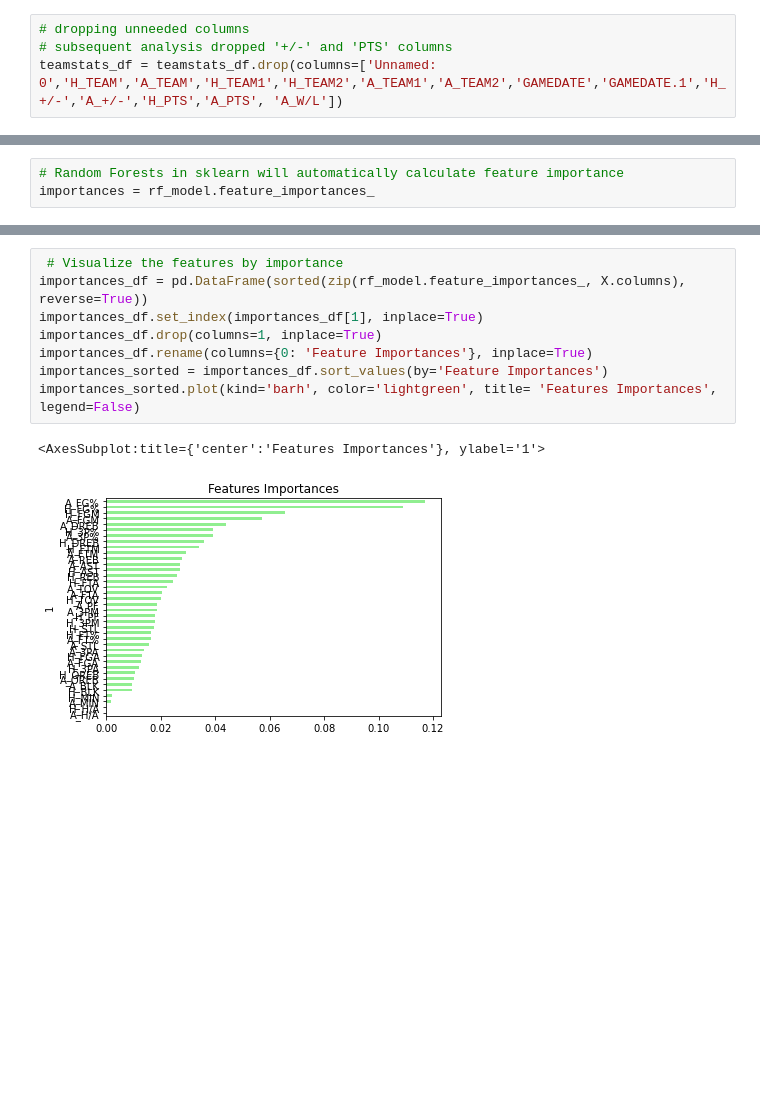
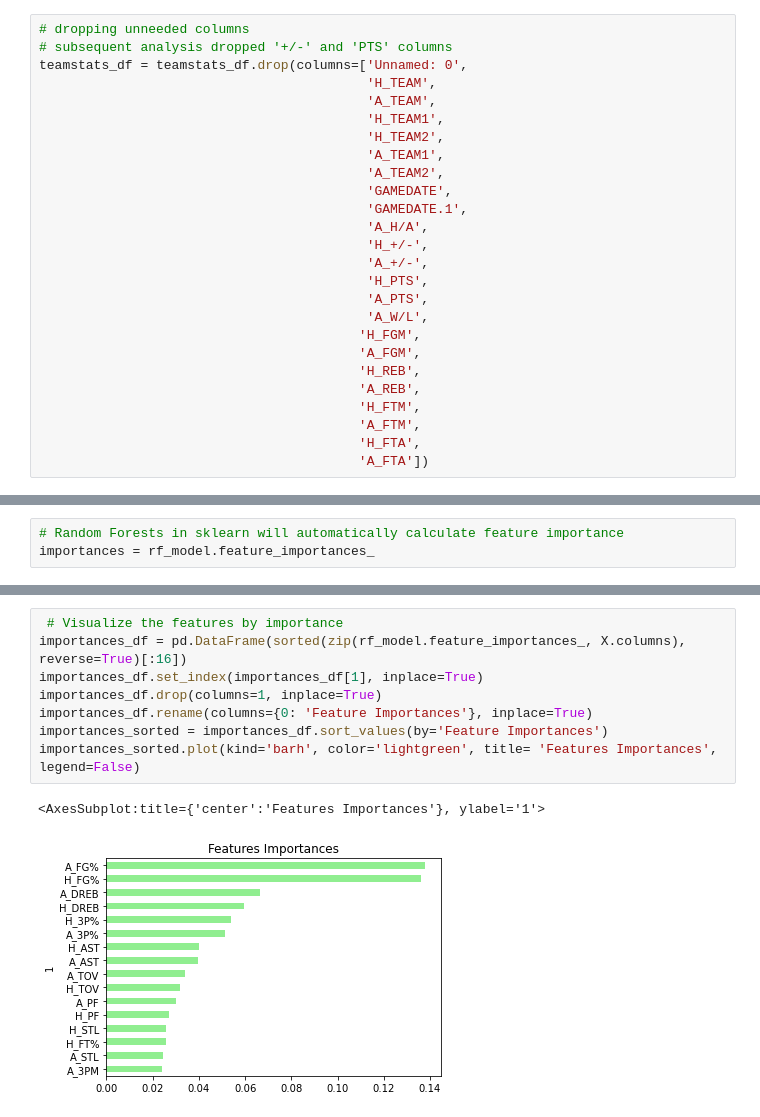
Before and after one commit to lchristij/NBA-ML-Project, a Jupyter notebook: randomforest.ipynb, the cells around one changed output, grey strips where cells are left out. Drawn from its saved outputs; the diff is of its cells as text; blank space fills up the shorter version.

```diff
--- a/randomforest.ipynb
+++ b/randomforest.ipynb
@@ -48,7 +48,29 @@ teamstats_df[:5]
 # %%
 # dropping unneeded columns
 # subsequent analysis dropped '+/-' and 'PTS' columns
-teamstats_df = teamstats_df.drop(columns=['Unnamed: 0','H_TEAM','A_TEAM','H_TEAM1','H_TEAM2','A_TEAM1','A_TEAM2','GAMEDATE','GAMEDATE.1','H_+/-','A_+/-','H_PTS','A_PTS', 'A_W/L'])
+teamstats_df = teamstats_df.drop(columns=['Unnamed: 0',
+                                          'H_TEAM',
+                                          'A_TEAM',
+                                          'H_TEAM1',
+                                          'H_TEAM2',
+                                          'A_TEAM1',
+                                          'A_TEAM2',
+                                          'GAMEDATE',
+                                          'GAMEDATE.1',
+                                          'A_H/A',
+                                          'H_+/-',
+                                          'A_+/-',
+                                          'H_PTS',
+                                          'A_PTS',
+                                          'A_W/L',
+                                         'H_FGM',
+                                         'A_FGM',
+                                         'H_REB',
+                                         'A_REB',
+                                         'H_FTM',
+                                         'A_FTM',
+                                         'H_FTA',
+                                         'A_FTA'])
 # %%
 #teamstats_df['H_W/L'].value_counts()
 # %%
@@ -194,11 +216,11 @@ sorted(zip(rf_model.feature_importances_, X.columns), reverse=True)
 # %%
  # Visualize the features by importance
-importances_df = pd.DataFrame(sorted(zip(rf_model.feature_importances_, X.columns), reverse=True))
+importances_df = pd.DataFrame(sorted(zip(rf_model.feature_importances_, X.columns), reverse=True)[:16])
 importances_df.set_index(importances_df[1], inplace=True)
 importances_df.drop(columns=1, inplace=True)
 importances_df.rename(columns={0: 'Feature Importances'}, inplace=True)
 importances_sorted = importances_df.sort_values(by='Feature Importances')
 importances_sorted.plot(kind='barh', color='lightgreen', title= 'Features Importances', legend=False)
 # %% [output]
 <AxesSubplot:title={'center':'Features Importances'}, ylabel='1'>
-[figure, old version]
+[figure, new version]
```
Also changed, not shown: parts of 4 cells of this notebook, 2 other files.
